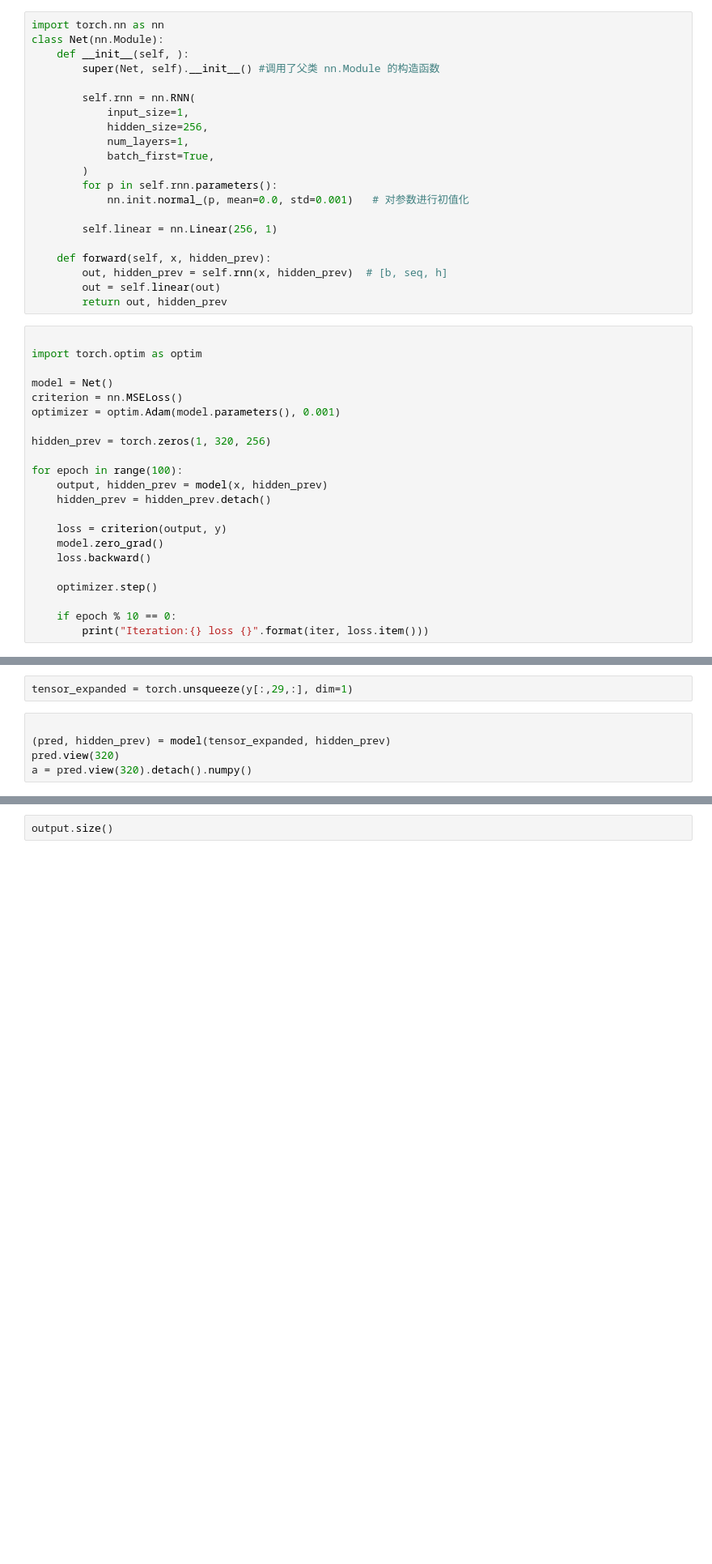
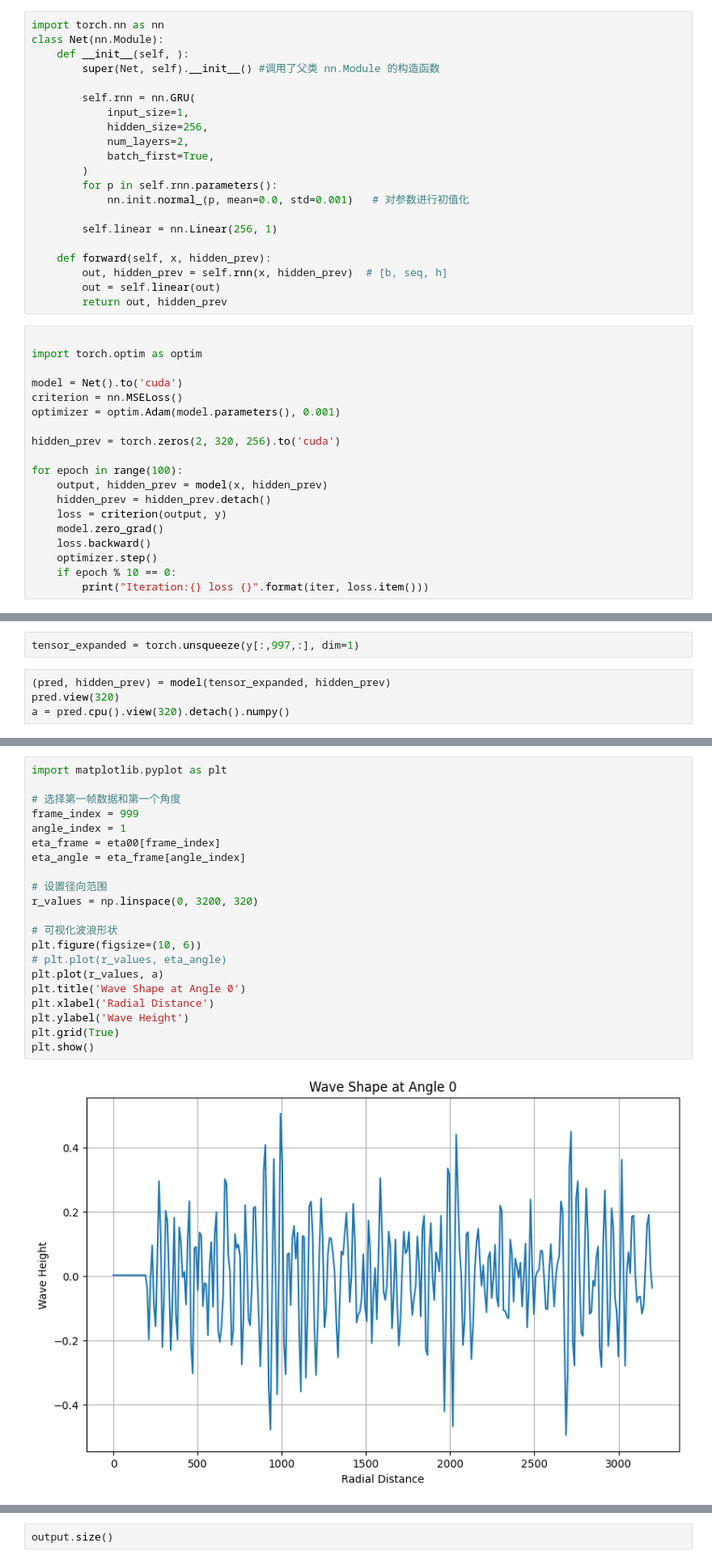
Before and after one commit to ChengJunJunJun/Graduation_Project, a Jupyter notebook: Graduation_design_main_project/debug.ipynb, the cells around one changed output, grey strips where cells are left out. Shown: that part at 81% size. Drawn from its saved outputs; the diff is of its cells as text; blank space fills up the shorter version.

```diff
--- a/Graduation_design_main_project/debug.ipynb
+++ b/Graduation_design_main_project/debug.ipynb
@@ -59,10 +29,10 @@ class Net(nn.Module):
     def __init__(self, ):
         super(Net, self).__init__() #调用了父类 nn.Module 的构造函数
 
-        self.rnn = nn.RNN(
+        self.rnn = nn.GRU(
             input_size=1,
             hidden_size=256,
-            num_layers=1,
+            num_layers=2,
             batch_first=True,
         )
         for p in self.rnn.parameters():
@@ -78,22 +48,19 @@ class Net(nn.Module):
 
 import torch.optim as optim
 
-model = Net()
+model = Net().to('cuda')
 criterion = nn.MSELoss()
 optimizer = optim.Adam(model.parameters(), 0.001)
 
-hidden_prev = torch.zeros(1, 320, 256)
+hidden_prev = torch.zeros(2, 320, 256).to('cuda')
 
 for epoch in range(100):
     output, hidden_prev = model(x, hidden_prev)
     hidden_prev = hidden_prev.detach()
-
     loss = criterion(output, y)
     model.zero_grad()
     loss.backward()
-
     optimizer.step()
-
     if epoch % 10 == 0:
         print("Iteration:{} loss {}".format(iter, loss.item()))
 # %% [output]
@@ -123,10 +77,9 @@ torch.Size([320, 1, 1])
 # %%
-tensor_expanded = torch.unsqueeze(y[:,29,:], dim=1)
+tensor_expanded = torch.unsqueeze(y[:,997,:], dim=1)
 # %%
-
 (pred, hidden_prev) = model(tensor_expanded, hidden_prev)
 pred.view(320)
-a = pred.view(320).detach().numpy()
+a = pred.cpu().view(320).detach().numpy()
 # %%
 import matplotlib.pyplot as plt
 
@@ -152,0 +106,23 @@ plt.show()
+# %%
+import matplotlib.pyplot as plt
+
+# 选择第一帧数据和第一个角度
+frame_index = 999
+angle_index = 1
+eta_frame = eta00[frame_index]
+eta_angle = eta_frame[angle_index]
+
+# 设置径向范围
+r_values = np.linspace(0, 3200, 320)
+
+# 可视化波浪形状
+plt.figure(figsize=(10, 6))
+# plt.plot(r_values, eta_angle)
+plt.plot(r_values, a)
+plt.title('Wave Shape at Angle 0')
+plt.xlabel('Radial Distance')
+plt.ylabel('Wave Height')
+plt.grid(True)
+plt.show()
+# %% [output]
+[figure, added]
```
Also changed, not shown: parts of 10 cells of this notebook, 2 other files.
